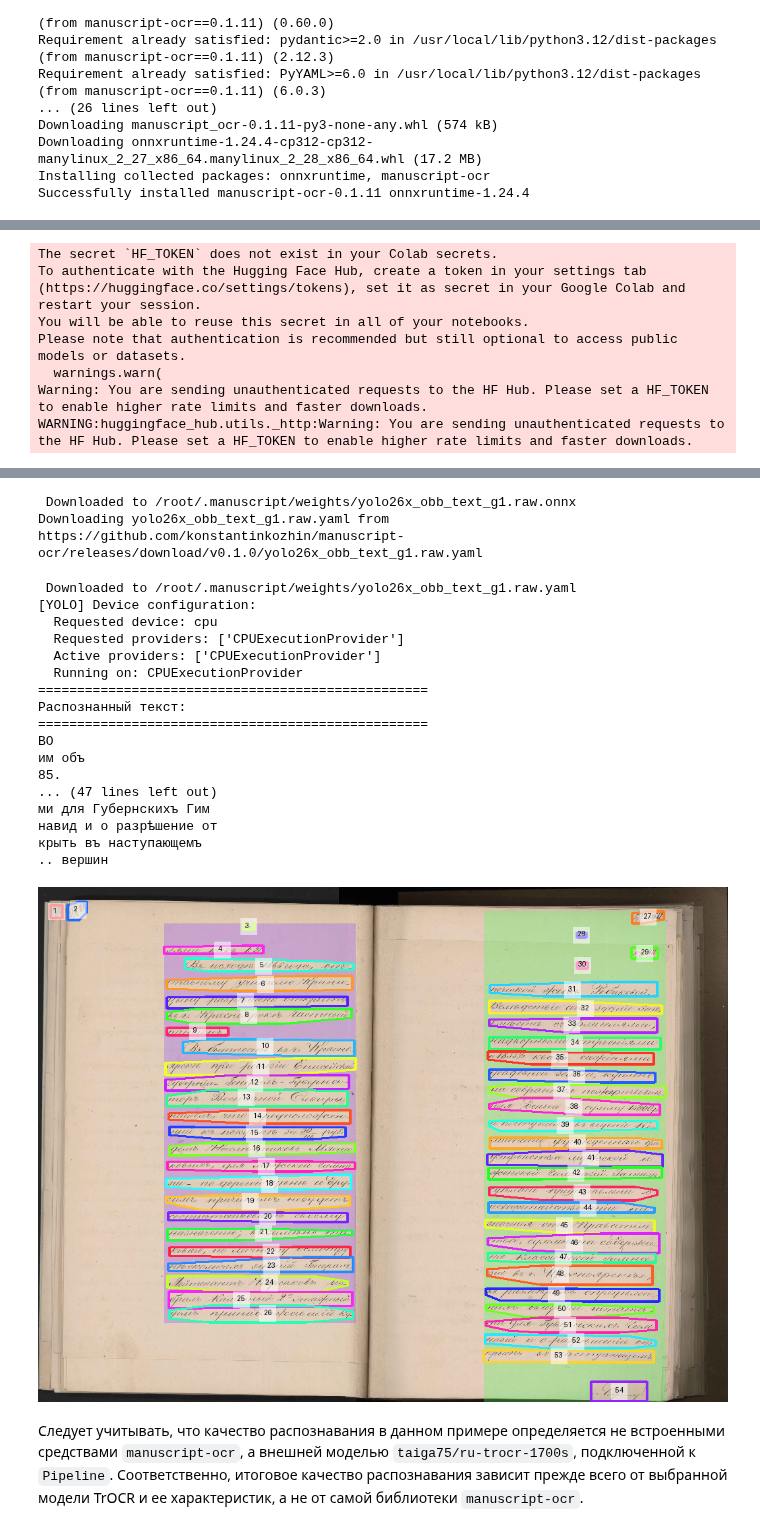
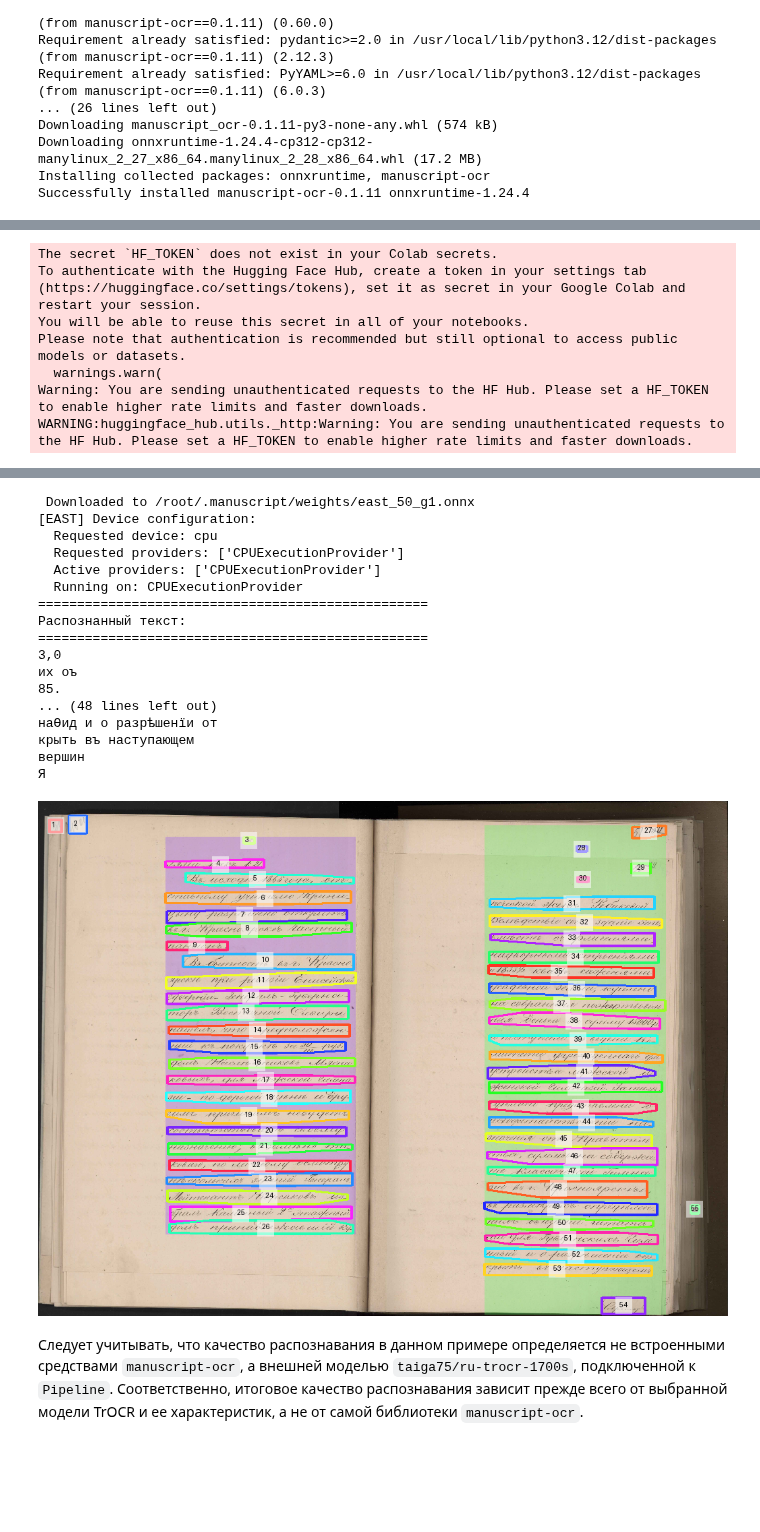
Before and after one commit to konstantinkozhin/manuscript-ocr, a Jupyter notebook: notebooks/Пример_запуска_pipeline_с_trocr.ipynb, the cells around one changed output, grey strips where cells are left out. Saved outputs shown, nothing was run; the diff lists cells and outputs as text; code cells hidden in the pictures; blank space fills up the shorter version.

```diff
--- a/notebooks/Пример_запуска_pipeline_с_trocr.ipynb
+++ b/notebooks/Пример_запуска_pipeline_с_trocr.ipynb
@@ -172,6 +172,7 @@ from urllib.request import urlretrieve
 
 from manuscript import Pipeline
 from manuscript.utils import visualize_page
+from manuscript.detectors import EAST
 
 image_url = "https://raw.githubusercontent.com/konstantinkozhin/manuscript-ocr/main/example/images/img1.jpeg"
 image_path = Path("img1.jpeg")
@@ -185,6 +186,7 @@ trocr_recognizer = TrOCRRecognizer(
 )
 
 pipeline = Pipeline(
+    detector = EAST(),
     recognizer=trocr_recognizer,
 )
 
@@ -215,23 +217,21 @@ Downloading yolo26x_obb_text_g1.raw.onnx from https://github.com/konstantinkozhi
- Downloaded to /root/.manuscript/weights/yolo26x_obb_text_g1.raw.onnx
-Downloading yolo26x_obb_text_g1.raw.yaml from https://github.com/konstantinkozhin/manuscript-ocr/releases/download/v0.1.0/yolo26x_obb_text_g1.raw.yaml
+ Downloaded to /root/.manuscript/weights/east_50_g1.onnx
+[EAST] Device configuration:
+  Requested device: cpu
+  Requested providers: ['CPUExecutionProvider']
+  Active providers: ['CPUExecutionProvider']
+  Running on: CPUExecutionProvider
+==================================================
+Распознанный текст:
+==================================================
+3,0
+их оъ
+85.
+... (48 lines left out)
+наѲид и о разрѣшенїи от
+крыть въ наступающем
+вершин
+Я
- Downloaded to /root/.manuscript/weights/yolo26x_obb_text_g1.raw.yaml
-[YOLO] Device configuration:
-  Requested device: cpu
-  Requested providers: ['CPUExecutionProvider']
-  Active providers: ['CPUExecutionProvider']
-  Running on: CPUExecutionProvider
-==================================================
-Распознанный текст:
-==================================================
-ВО
-им объ
-85.
-... (47 lines left out)
-ми для Губернскихъ Гим
-навид и о разрѣшение от
-крыть въ наступающемъ
-.. вершин
-[figure, old version]
+[figure, new version]
 # %% [markdown]
 Следует учитывать, что качество распознавания в данном примере определяется не встроенными средствами `manuscript-ocr`, а внешней моделью `taiga75/ru-trocr-1700s`, подключенной к `Pipeline`. Соответственно, итоговое качество распознавания зависит прежде всего от выбранной модели TrOCR и ее характеристик, а не от самой библиотеки `manuscript-ocr`.
 # %% [markdown]
```
Also changed, not shown: parts of 6 cells of this notebook, 8 other files.
